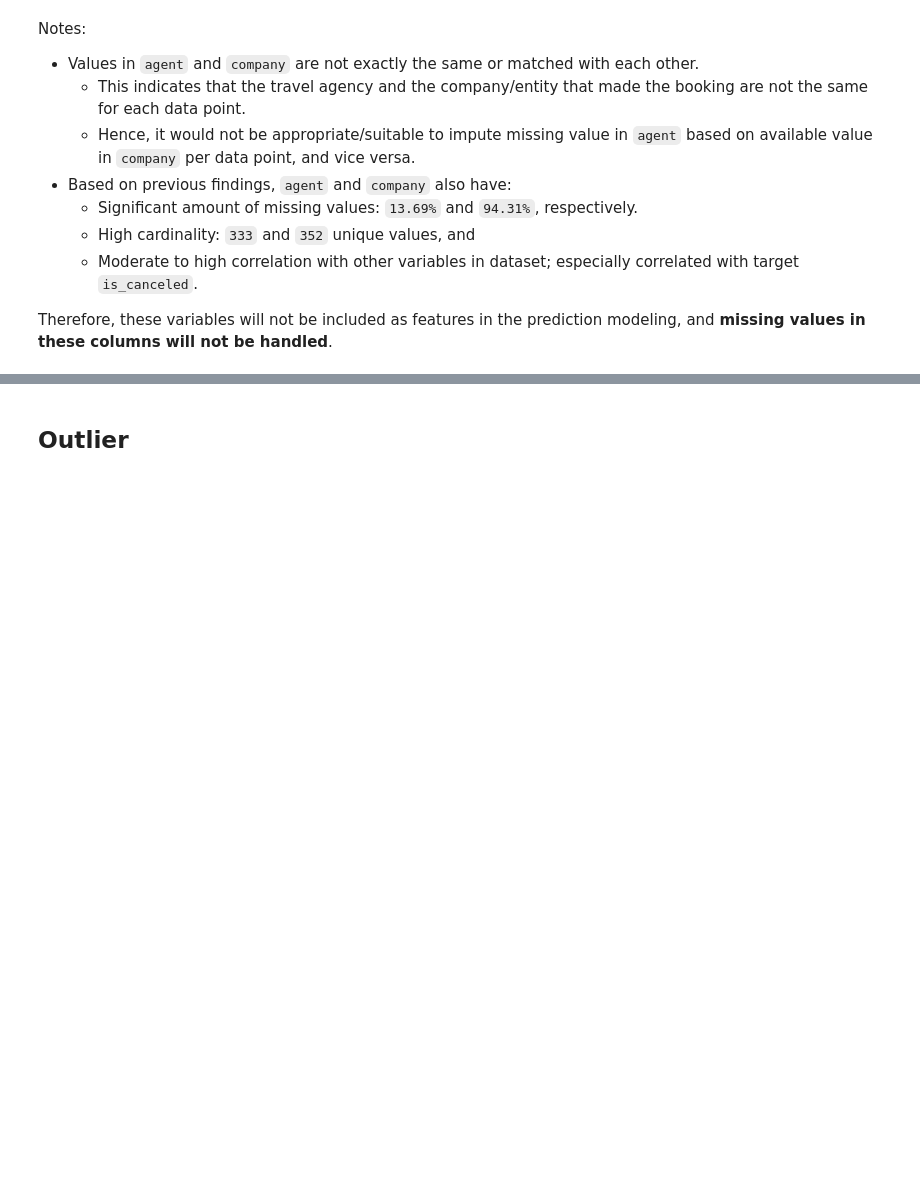
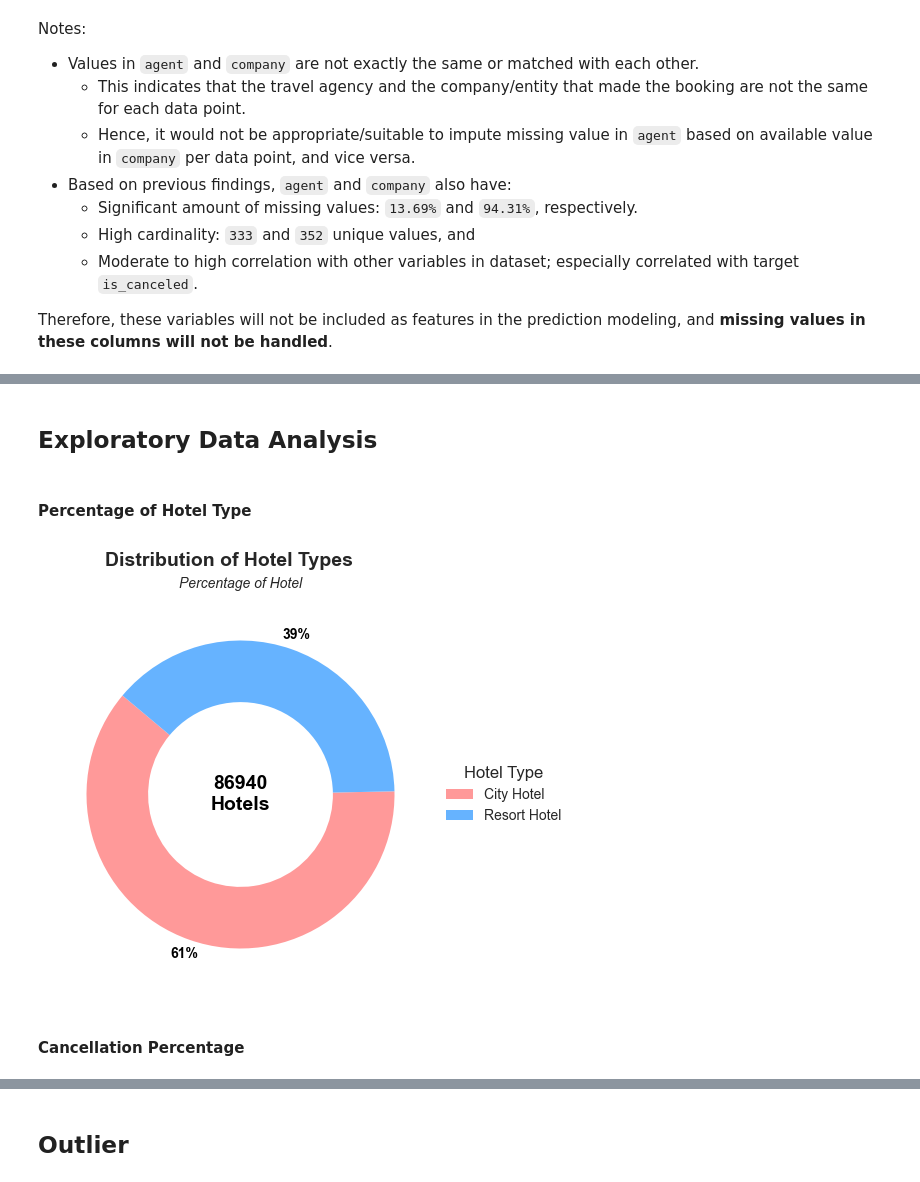
Before and after one commit to garudapaksi-yusuf/Hotel_Booking_Demand, a Jupyter notebook: Hotel_Bookings.ipynb, the cells around one changed output, grey strips where cells are left out. Saved outputs shown, nothing was run; the diff lists cells and outputs as text; code cells hidden in the pictures; blank space fills up the shorter version.

Commit message:
exploratory data analysis

```diff
--- a/Hotel_Bookings.ipynb
+++ b/Hotel_Bookings.ipynb
@@ -886,0 +493,4 @@ Therefore, these variables will not be included as features in the prediction mo
+# %%
+#To create a column for revenue using total stay * adr
+df['revenue'] = df['total_stay_in_nights'] *df['adr']
+df['revenue']
@@ -886,0 +510,4 @@ Therefore, these variables will not be included as features in the prediction mo
+# %%
+#To create a column for total guest coming for each booking
+df['total_guest'] = df['adults'] + df['children'] + df['babies']
+df.head()
@@ -886,0 +522,5 @@ Therefore, these variables will not be included as features in the prediction mo
+# %%
+#For understanding, in colum 'is_canceled': replace the value from (0,1) to not_canceled, is canceled.
+
+df['is_canceled'] = df['is_canceled'].replace([0,1], ['Not Canceled', 'Canceled'])
+df['is_canceled']
@@ -886,0 +540,4 @@ Therefore, these variables will not be included as features in the prediction mo
+# %%
+#Same in 'is_repeated_guest' column
+df['is_repeated_guest'] = df['is_repeated_guest'].replace([0,1], ['Not Repeated', 'Repeated'])
+df['is_repeated_guest']
@@ -886,0 +731,40 @@ Therefore, these variables will not be included as features in the prediction mo
+# %% [markdown]
+## Exploratory Data Analysis
+# %% [markdown]
+#### **Percentage of Hotel Type**
+# %%
+hotel_counts = df['hotel'].value_counts()
+
+# Warna untuk setiap jenis hotel
+colors = ['#ff9999','#66b3ff']
+
+# Buat donut chart dengan inner radius lebih kecil
+fig, ax = plt.subplots(figsize=(9, 5))
+wedges, texts, autotexts = ax.pie(
+    hotel_counts,
+    labels=None,  # Tidak menampilkan label hotel
+    autopct='%1.0f%%',
+    pctdistance=1.1,  # Menempatkan persentase di luar
+    startangle=140,
+    colors=colors,
+    wedgeprops=dict(width=0.4)  # Lebih kecil inner radius
+)
+
+# Tambahkan jumlah total hotel di tengah-tengah donut chart
+total_hotels = hotel_counts.sum()
+ax.text(0, 0, f'{total_hotels}\nHotels', horizontalalignment='center', verticalalignment='center', fontsize=14, weight='bold', color='black')
+
+plt.setp(autotexts, size=10, weight='bold', color='black')
+
+# Tambahkan legenda
+ax.legend(wedges, hotel_counts.index, title="Hotel Type", loc="center left", bbox_to_anchor=(1, 0, 0.5, 1))
+
+# Tambahkan subtitle
+plt.suptitle('Distribution of Hotel Types', fontsize=14, weight='bold')
+plt.title('Percentage of Hotel', fontsize=10, style='italic', pad=10)
+
+plt.show()
+# %% [output]
+[figure, added]
+# %% [markdown]
+#### **Cancellation Percentage**
```
Also changed, not shown: parts of 75 cells of this notebook.
